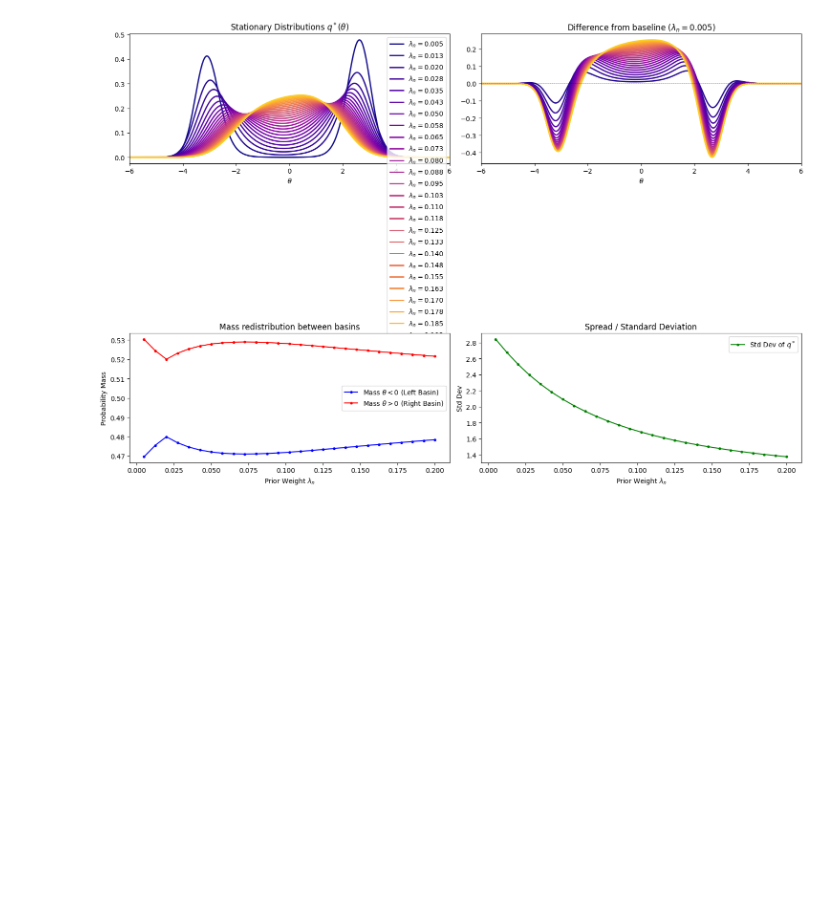
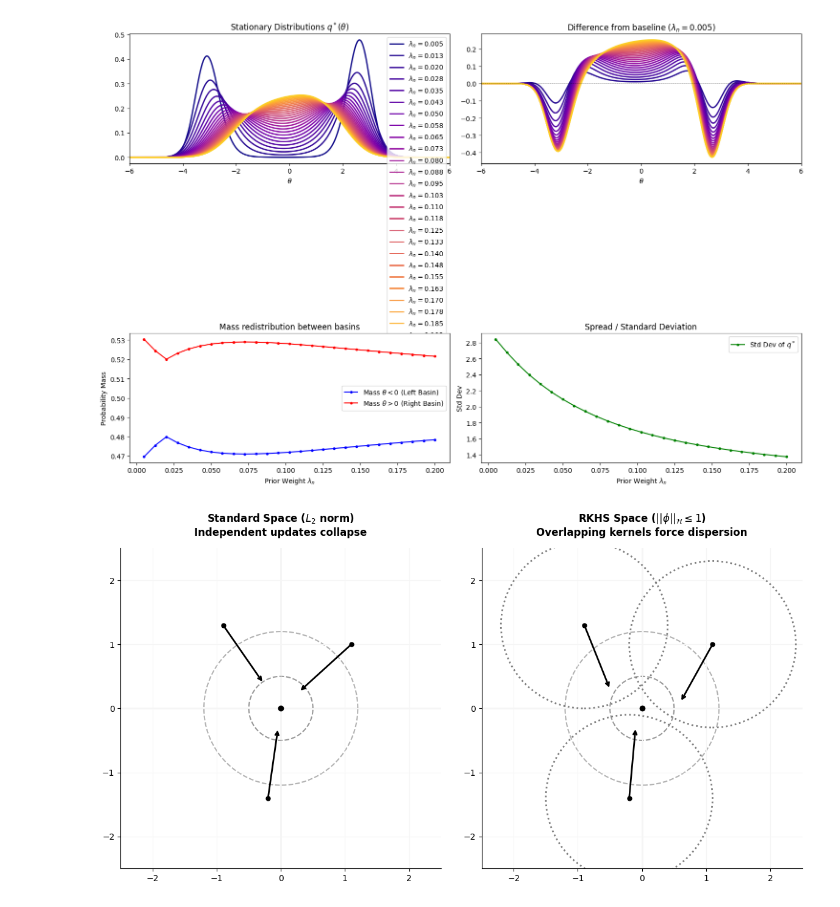
Before and after one commit to Samukat/Honours, a Jupyter notebook: 2-simple example/partical method understanding G1 Example.ipynb, the cells around one changed output. Cells and saved outputs as stored; diff of their text form; code cells hidden in the pictures; blank space fills up the shorter version.

```diff
--- a/2-simple example/partical method understanding G1 Example.ipynb
+++ b/2-simple example/partical method understanding G1 Example.ipynb
@@ -2031,3 +2031,75 @@ Solving mean-field equations for fixed ell=1.0...
 Warning: ell=1.0 did not perfectly converge. Diff: 0.051874356124681636
 Warning: ell=1.0 did not perfectly converge. Diff: 0.01787134162866151
 [figure]
+# %%
+import numpy as np
+import matplotlib.pyplot as plt
+
+def create_corrected_svgd_diagram():
+    fig, (ax1, ax2) = plt.subplots(1, 2, figsize=(12, 6))
+    fig.patch.set_facecolor('white')
+
+    # CORRECTED: Particles placed closer together so their paths converge and kernels overlap
+    particles = np.array([
+        [-0.9, 1.3],
+        [1.1, 1.0],
+        [-0.2, -1.4]
+    ])
+
+    for ax in [ax1, ax2]:
+        ax.set_xlim(-2.5, 2.5)
+        ax.set_ylim(-2.5, 2.5)
+        ax.set_aspect('equal')
+
+        ax.axhline(0, color='lightgrey', linewidth=1, zorder=0)
+        ax.axvline(0, color='lightgrey', linewidth=1, zorder=0)
+        ax.grid(True, linestyle='-', color='whitesmoke', zorder=0)
+
+        ax.plot(0, 0, 'ko', markersize=6, zorder=3)
+
+        theta = np.linspace(0, 2*np.pi, 100)
+        ax.plot(0.5 * np.cos(theta), 0.5 * np.sin(theta), 'k--', alpha=0.4, zorder=1)
+        ax.plot(1.2 * np.cos(theta), 1.2 * np.sin(theta), 'k--', alpha=0.3, zorder=1)
+
+        ax.plot(particles[:, 0], particles[:, 1], 'ko', markersize=5, zorder=3)
+
+        for spine in ['top', 'right']:
+            ax.spines[spine].set_visible(False)
+
+    # --- Left Panel: Standard L2 Space ---
+    ax1.set_title("Standard Space ($L_2$ norm)\nIndependent updates collapse", pad=15, fontweight='bold')
+
+    for p in particles:
+        direction = -p
+        # Vectors point dead centre
+        vector = (direction / np.linalg.norm(direction)) * 1.1
+        ax1.annotate("", xy=p + vector, xytext=p,
+                     arrowprops=dict(arrowstyle="->", lw=2, color='black'))
+
+    # --- Right Panel: RKHS Space ---
+    ax2.set_title("RKHS Space ($||\\phi||_\\mathcal{H} \leq 1$)\nOverlapping kernels force dispersion", pad=15, fontweight='bold')
+
+    # CORRECTED: Vectors are still pulled inwards, but deflect laterally
+    # away from each other due to the overlapping kernel repulsion.
+    rkhs_vectors = np.array([
+        [0.4, -1.0],   # Deflected left (avoids the right particle)
+        [-0.5, -0.9],  # Deflected right (avoids the left particle)
+        [0.1, 1.1]     # Slowed down/deflected slightly by the mass above
+    ])
+
+    # Increased radius to clearly show the mathematical overlap
+    kernel_radius = 1.3
+
+    for i, p in enumerate(particles):
+        ax2.annotate("", xy=p + rkhs_vectors[i], xytext=p,
+                     arrowprops=dict(arrowstyle="->", lw=2, color='black'))
+
+        circle = plt.Circle(p, kernel_radius, color='grey', linestyle=':', fill=False, lw=2, zorder=2)
+        ax2.add_patch(circle)
+
+    plt.tight_layout()
+    plt.show()
+
+create_corrected_svgd_diagram()
+# %% [output]
+[figure, added]
```
Also changed, not shown: 13 other files.
